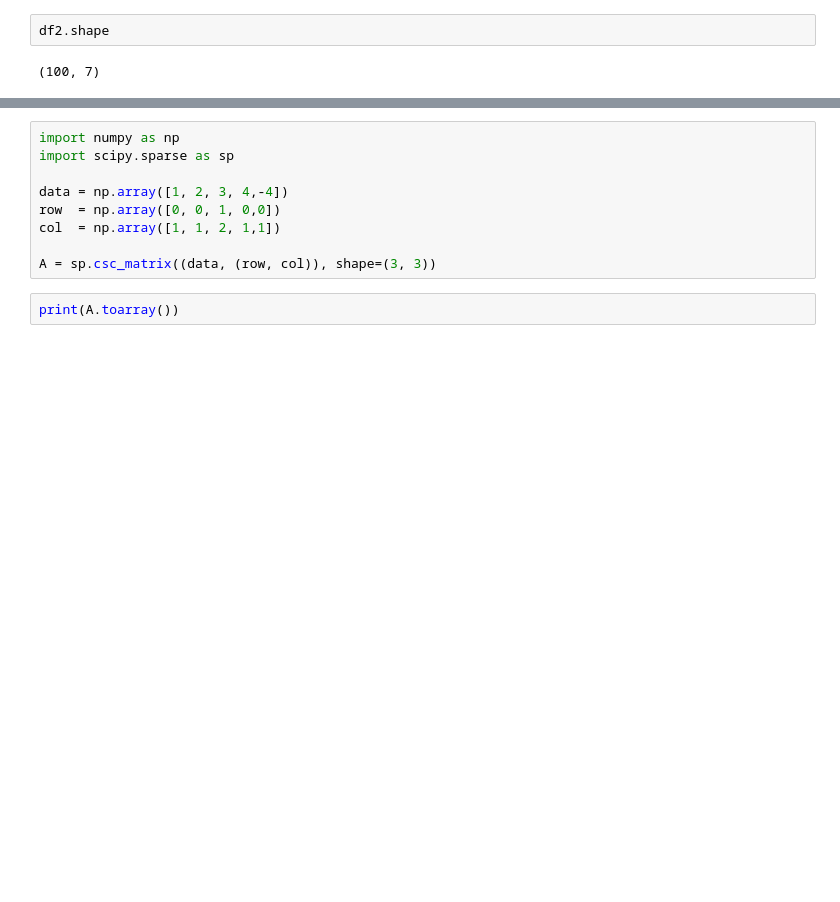
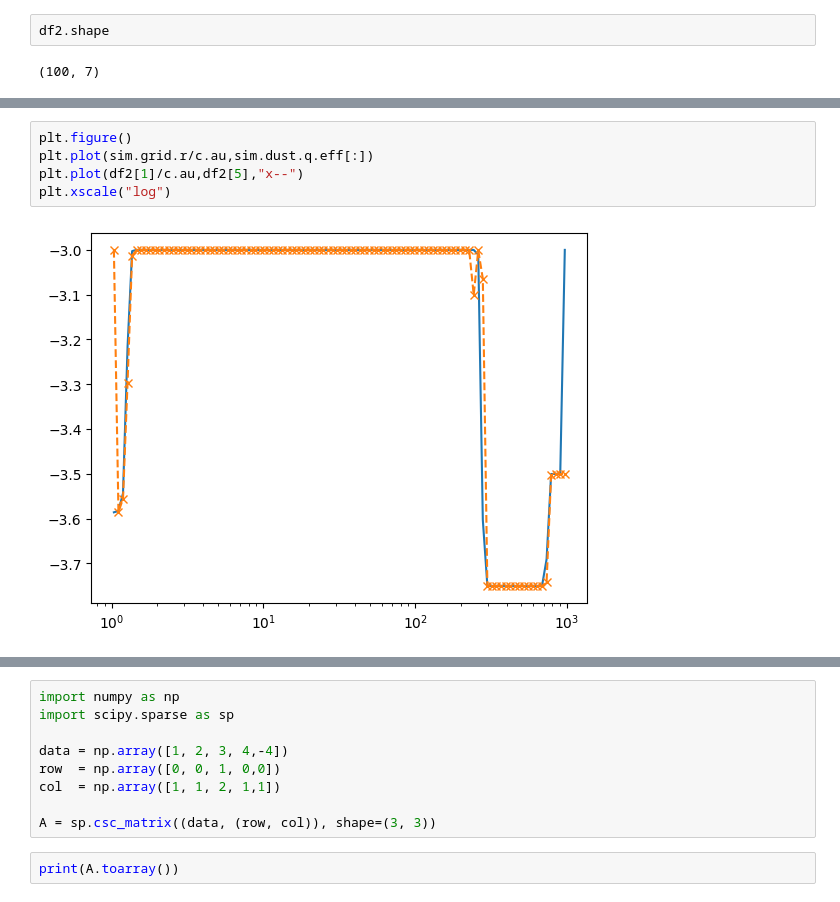
Before and after one commit to NIcolas-Kaufmann/planete_tripodf, a Jupyter notebook: tripodpy_test_sim.ipynb, the cells around one changed output, grey strips where cells are left out. Saved outputs shown, nothing was run; the diff lists cells and outputs as text; blank space fills up the shorter version.

```diff
--- a/tripodpy_test_sim.ipynb
+++ b/tripodpy_test_sim.ipynb
@@ -120,0 +137,7 @@ plt.loglog(df2[1]/c.au,df2[3],"x--")
+# %%
+plt.figure()
+plt.plot(sim.grid.r/c.au,sim.dust.q.eff[:])
+plt.plot(df2[1]/c.au,df2[5],"x--")
+plt.xscale("log")
+# %% [output]
+[figure, added]
```
Also changed, not shown: parts of 11 cells of this notebook, 3 other files.
